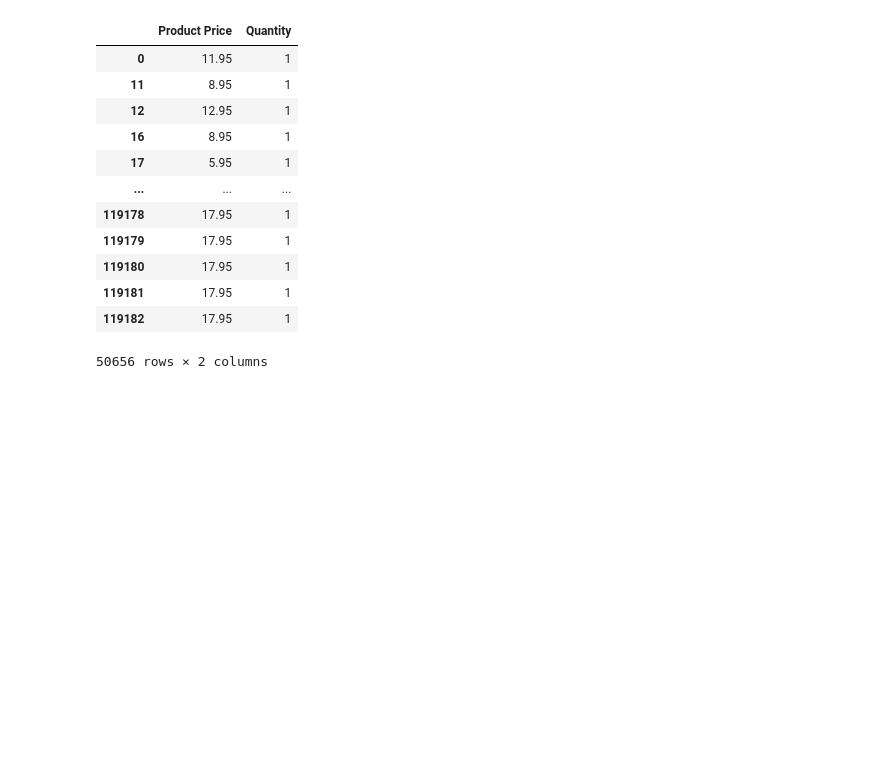
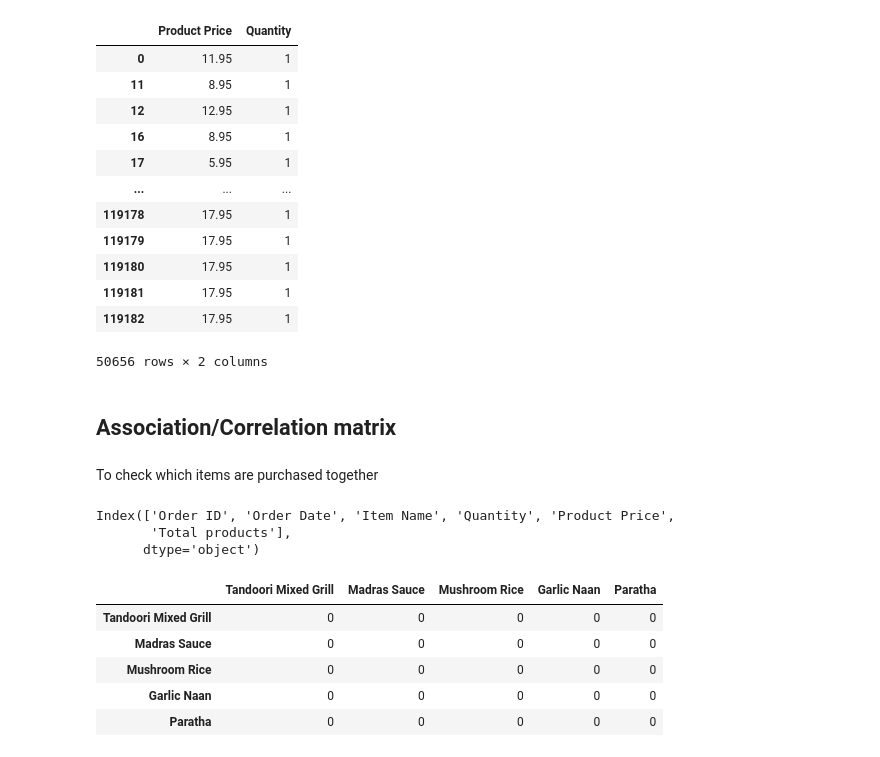
Before and after one commit to DeovratP/Logistic-Regression, a Jupyter notebook: Online_food_delivery_analysis/Online_food_delivery_analysis.ipynb, the cells around one changed output. Cells and saved outputs as stored; diff of their text form; code cells hidden in the pictures; blank space fills up the shorter version.

Commit message:
Correlation

```diff
--- a/Online_food_delivery_analysis/Online_food_delivery_analysis.ipynb
+++ b/Online_food_delivery_analysis/Online_food_delivery_analysis.ipynb
@@ -87,3 +96,26 @@ df.loc[df['Product Price'] > df['Product Price'].mean(), ['Product Price','Quant
 | 119181 | 17.95 | 1 |
 | 119182 | 17.95 | 1 |
 50656 rows × 2 columns
+# %% [markdown]
+## Association/Correlation matrix
+# %% [markdown]
+To check which items are purchased together
+# %%
+df.columns
+# %% [output]
+Index(['Order ID', 'Order Date', 'Item Name', 'Quantity', 'Product Price',
+       'Total products'],
+      dtype='object')
+# %%
+all_items = list(df['Item Name'].unique())
+
+corr = pd.DataFrame(index=all_items, columns=all_items)
+corr.fillna(0, inplace=True) #Fill the NaN by '0'
+corr.iloc[:5,:5] # Check 4x4 table
+# %% [output]
+|  | Tandoori Mixed Grill | Madras Sauce | Mushroom Rice | Garlic Naan | Paratha |
+| Tandoori Mixed Grill | 0 | 0 | 0 | 0 | 0 |
+| Madras Sauce | 0 | 0 | 0 | 0 | 0 |
+| Mushroom Rice | 0 | 0 | 0 | 0 | 0 |
+| Garlic Naan | 0 | 0 | 0 | 0 | 0 |
+| Paratha | 0 | 0 | 0 | 0 | 0 |
```
Also changed, not shown: parts of 14 cells of this notebook.
